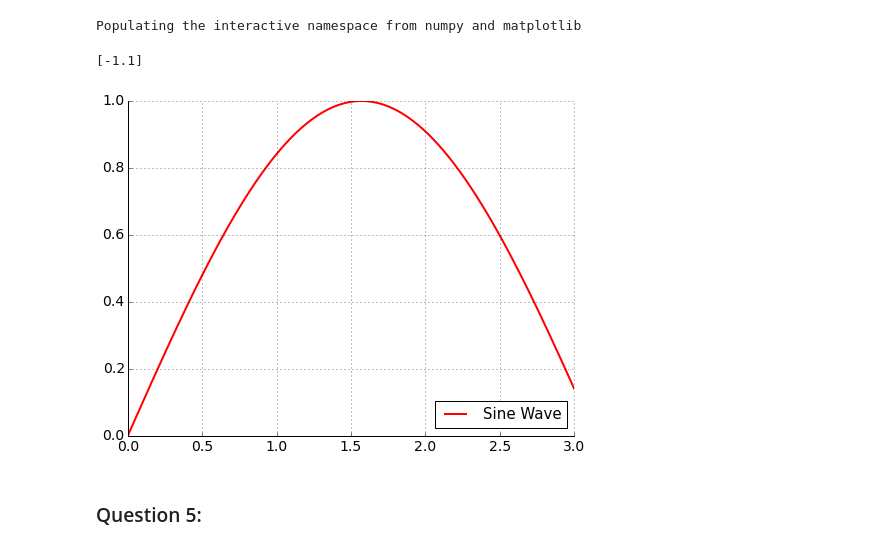
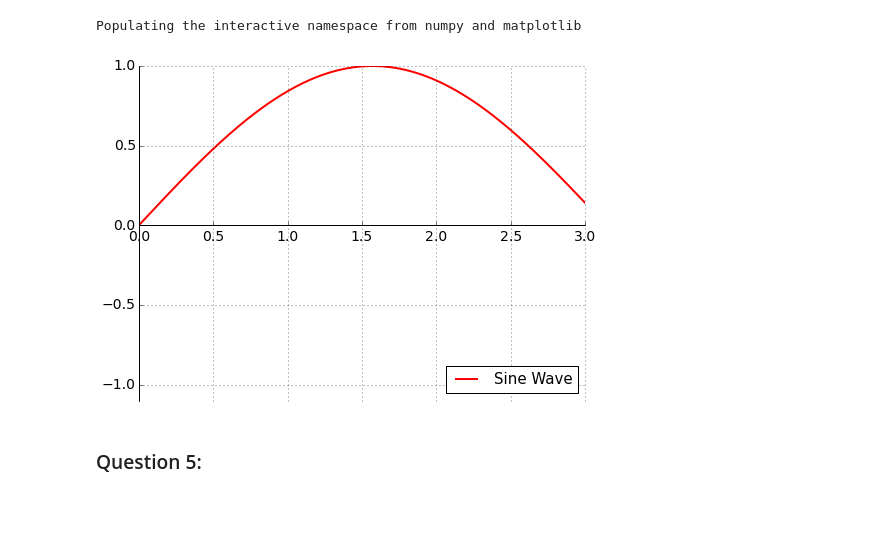
Before and after one commit to joknowle/PHYS202-S14, a Jupyter notebook: Midterm.ipynb, the cells around one changed output. Drawn from its saved outputs; the diff is of its cells as text; code cells hidden in the pictures; blank space fills up the shorter version.

```diff
--- a/Midterm.ipynb
+++ b/Midterm.ipynb
@@ -155,37 +155,36 @@ pl.subplot(1, 1, 1)
 pl.grid()
 
 x = np.linspace(0, 3, 256, endpoint=True)
 sin = np.sin(x)
 
 pl.plot(x, sin, color="red", linewidth=2.0, linestyle="-", label="Sine Wave")
 
-step = np.arange(-1.1, 1.1, 22, dtype=float)
-print step
+step = np.arange(-1.1, 1.1, .1, dtype=float)
+
 
 pl.yticks(step)
 
 axis = pl.gca()
 axis.spines['right'].set_position(('data',0))
 axis.spines['left'].set_position(('data',0))
 axis.spines['top'].set_position(('data',0))
 axis.spines['bottom'].set_position(('data',0))
 
 axis.xaxis.set_ticks_position('bottom')
 axis.yaxis.set_ticks_position('left')
 
 for x in axis.get_xticklabels() + axis.get_yticklabels():
     x.set_fontsize(14)
 
 pl.legend(loc='lower right', fontsize=15)
 
 
 
 
 
 pl.show()
 # %% [output]
-[-1.1]
-[figure, old version]
+[figure, new version]
 # %% [markdown]
 ### Question 5:
 # %% [markdown]
```
Also changed, not shown: parts of 2 cells of this notebook, 2 other files.
